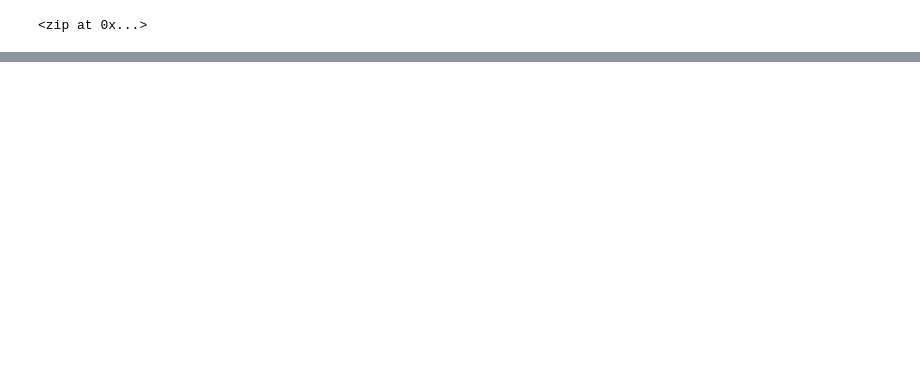
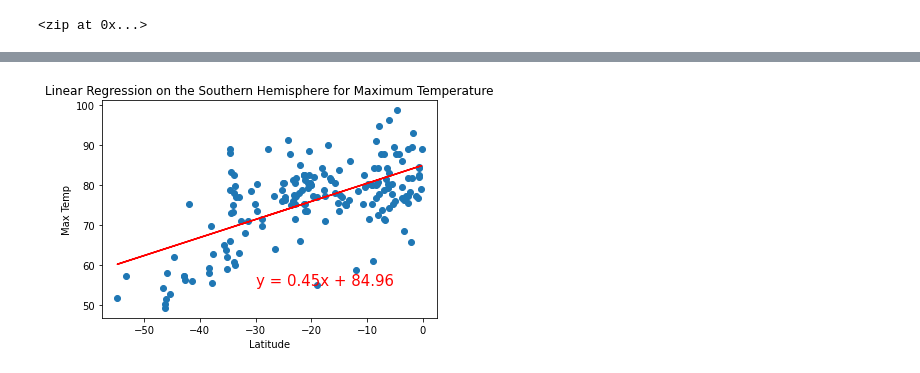
Before and after one commit to kushallsharma/World_Weather_Analysis, a Jupyter notebook: WeatherPy.ipynb, the cells around one changed output, grey strips where cells are left out. Cells and saved outputs as stored; diff of their text form; code cells hidden in the pictures; blank space fills up the shorter version.

```diff
--- a/WeatherPy.ipynb
+++ b/WeatherPy.ipynb
@@ -223,0 +262,6 @@ plt.show()
+# %%
+# Call the function for southern hemisphere
+plot_linear_regression(southern_hemi_df["Lat"], southern_hemi_df["Max Temp"],
+                       'Linear Regression on the Southern Hemisphere for Maximum Temperature', 'Max Temp',(-30,55))
+# %% [output]
+[figure, added]
```
Also changed, not shown: parts of 32 cells of this notebook, 6 other files.
